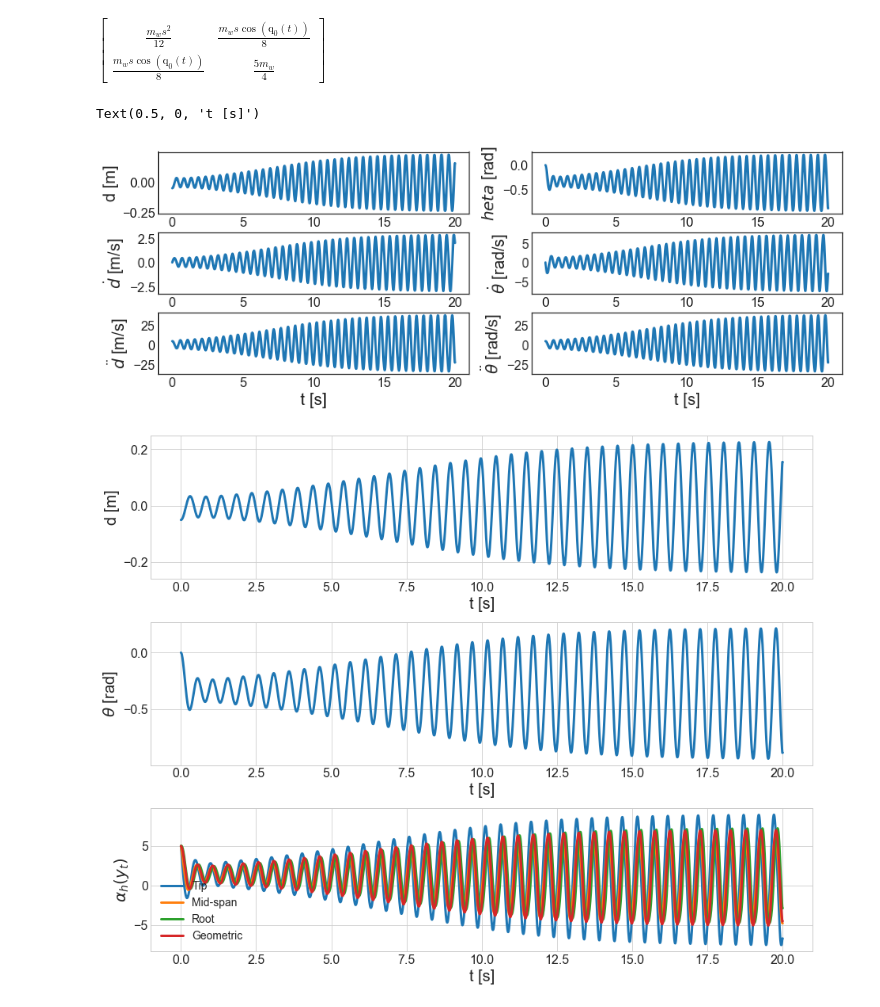
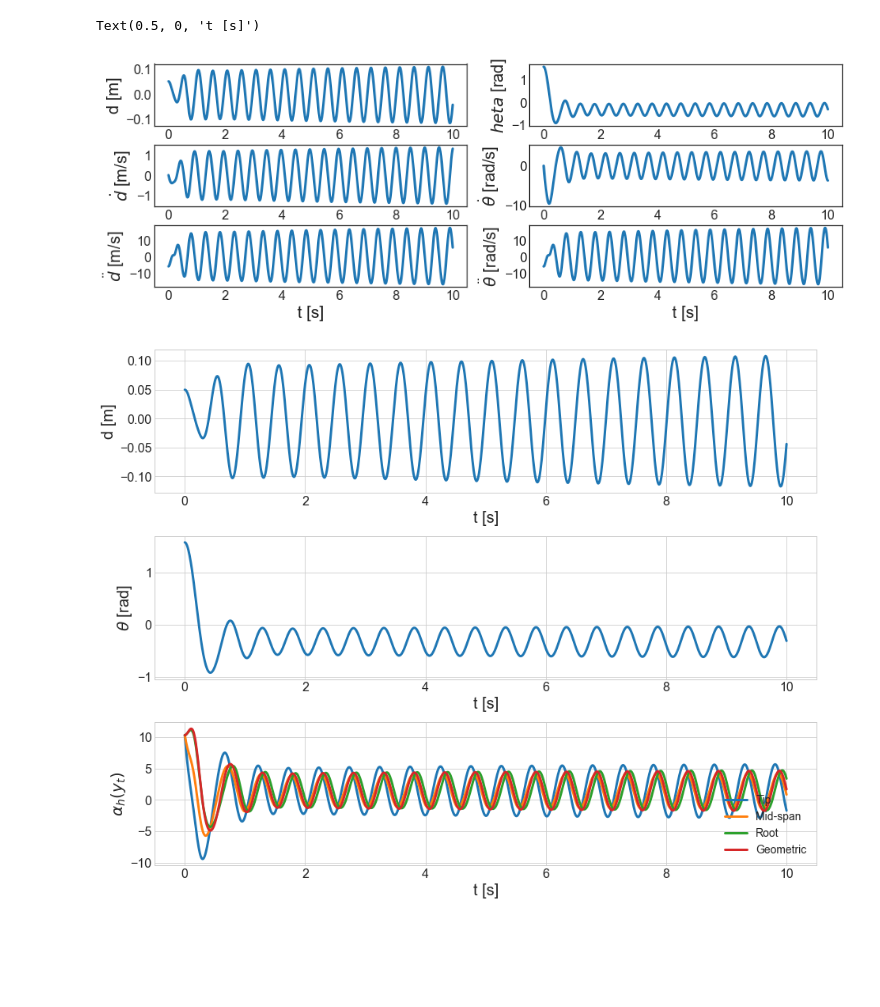
Before and after one commit to fh9g12/FwtModels, a Jupyter notebook: Workbooks/4_NLP-VS_aero_forces/3_Make a more explict test case.ipynb, the cells around one changed output. Drawn from its saved outputs; the diff is of its cells as text; code cells hidden in the pictures; blank space fills up the shorter version.

```diff
--- a/Workbooks/4_NLP-VS_aero_forces/3_Make a more explict test case.ipynb
+++ b/Workbooks/4_NLP-VS_aero_forces/3_Make a more explict test case.ipynb
@@ -39,19 +39,15 @@ CompositeForce = ams.CompositeForce([GravityForces,AeroForces])
 
 # create instance of the model
 sm = dof2.SymbolicModel(U,[mw,m],p,ExtForces = CompositeForce)
-# %%
-sm.EoM.jacobian(p.qdd)
-# %% [output]
-$\displaystyle \left[\begin{matrix}\frac{m_{w} s^{2}}{12} & \frac{m_{w} s \cos{\left(\operatorname{q_{0}}{\left(t \right)} \right)}}{8}\\\frac{m_{w} s \cos{\left(\operatorname{q_{0}}{\left(t \right)} \right)}}{8} & \frac{5 m_{w}}{4}\end{matrix}\right]$
 # %%
-tmax, dt = 20, 0.01
+tmax, dt = 10, 0.01
 # Initial conditions: theta, dtheta/dt, L, dL/dt
 
 #params = p.GetNumericTuple()
 
 #set velocity and alpha_r funcs
 def Vfunc(t,x):
-    return 44
+    return 42
 
 def arfunc(t,x):
     return np.deg2rad(5)
@@ -60,7 +56,7 @@ def arfunc(t,x):
 p.V.value = Vfunc
 p.alpha_r.value = arfunc
 
-y0 = [0,0,-0.05,0]
+y0 = [np.pi/2,0,0.05,0]
 #y0 = [1.5,0,0.02,0]
 yData = solve_ivp(lambda t,y:sm.deriv(t,y,p),(0,tmax),y0,max_step=dt)
 
@@ -83,34 +79,34 @@ axes[0][0].plot(t,yi[2])
 axes[0][0].set_ylabel('d [m]')
 axes[0][0].set_xlabel('t [s]')
 
 # theta plot
 axes[0][1].plot(t,yi[0])
 axes[0][1].set_ylabel('$\theta$ [rad]')
 axes[0][1].set_xlabel('t [s]')
 
 
 # ddot plot
 axes[1][0].plot(t,yi[3])
 axes[1][0].set_ylabel('$\dot{d}$ [m/s]')
 axes[1][0].set_xlabel('t [s]')
 
 # thetadot plot
 axes[1][1].plot(t,yi[1])
 axes[1][1].set_ylabel(r'$\dot{\theta}$ [rad/s]')
 axes[1][1].set_xlabel('t [s]')
 
 # ddot plot
 axes[2][0].plot(t,yi[4])
 axes[2][0].set_ylabel('$\ddot{d}$ [m/s]')
 axes[2][0].set_xlabel('t [s]')
 
 # thetadot plot
 axes[2][1].plot(t,yi[5])
 axes[2][1].set_ylabel(r'$\ddot{\theta}$ [rad/s]')
 axes[2][1].set_xlabel('t [s]')
 # %% [output]
 Text(0.5, 0, 't [s]')
-[figure, old version]
+[figure, new version]
 # %%
 plt.style.use('seaborn-whitegrid')
 plt.style.use(r'C:\Users\qe19391\OneDrive - University of Bristol\Documents\Projects\FWTD modelling\Styles\presentation.mplstyle')
@@ -153,7 +149,7 @@ axes[2].set_xlabel('t [s]')
 PhotoDir = r'C:\Users\qe19391\OneDrive - University of Bristol\Documents\Projects\FWTD modelling\Videos & Photos'+'\\'
 plt.savefig(PhotoDir + r'ModelStates.png',transparent=True,bbox_inches='tight')
 # %% [output]
-[figure, old version]
+[figure, new version]
 # %%
 import matplotlib.animation as animation
 from IPython.display import HTML
```
Also changed, not shown: parts of 1 cell of this notebook, 13 other files.
